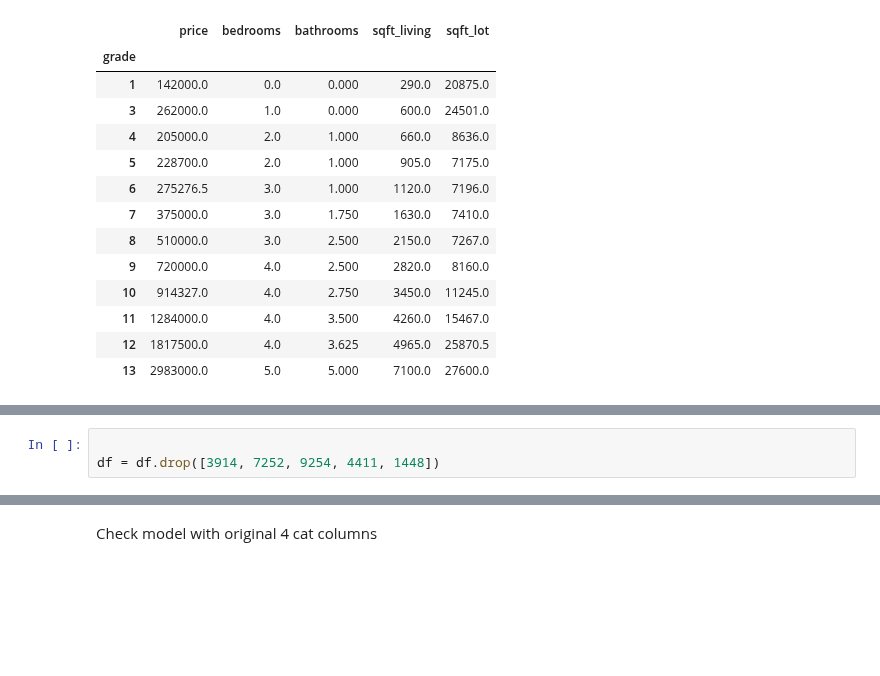
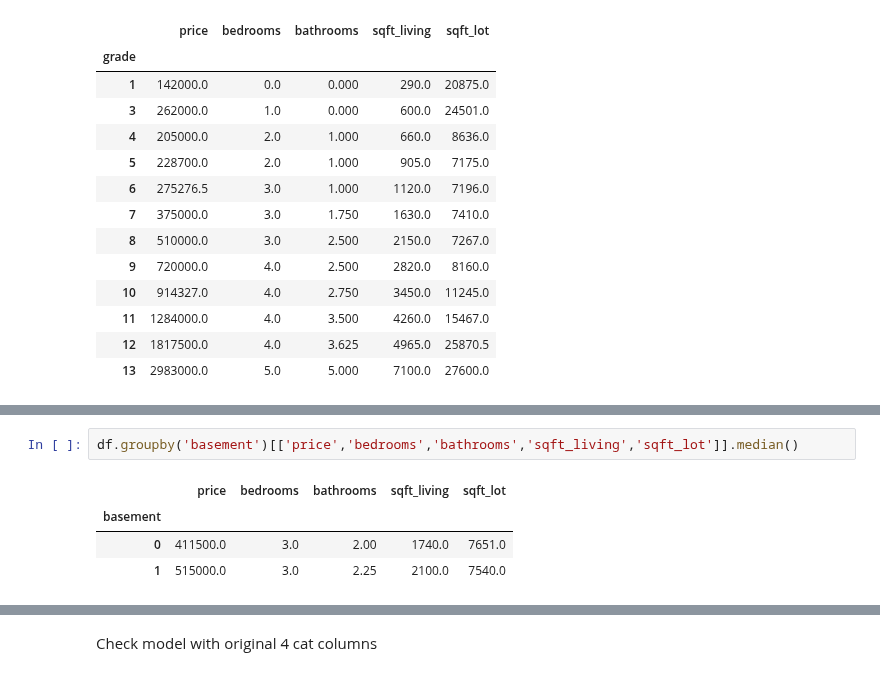
Before and after one commit to LLF00/datascience1, a Jupyter notebook: Lifeng_assignment3.ipynb, the cells around one changed output, grey strips where cells are left out. Drawn from its saved outputs; the diff is of its cells as text; blank space fills up the shorter version.

```diff
--- a/Lifeng_assignment3.ipynb
+++ b/Lifeng_assignment3.ipynb
@@ -235,3 +210,7 @@ fig = sm.graphics.influence_plot(results_1, ax=ax, criterion='cooks')
-# %%
-
-df = df.drop([3914, 7252, 9254, 4411, 1448])
+# %%
+df.groupby('basement')[['price','bedrooms','bathrooms','sqft_living','sqft_lot']].median()
+# %% [output]
+|  | price | bedrooms | bathrooms | sqft_living | sqft_lot |
+| basement |  |  |  |  |  |
+| 0 | 411500.0 | 3.0 | 2.00 | 1740.0 | 7651.0 |
+| 1 | 515000.0 | 3.0 | 2.25 | 2100.0 | 7540.0 |
```
Also changed, not shown: parts of 25 cells of this notebook, 2 other files.
